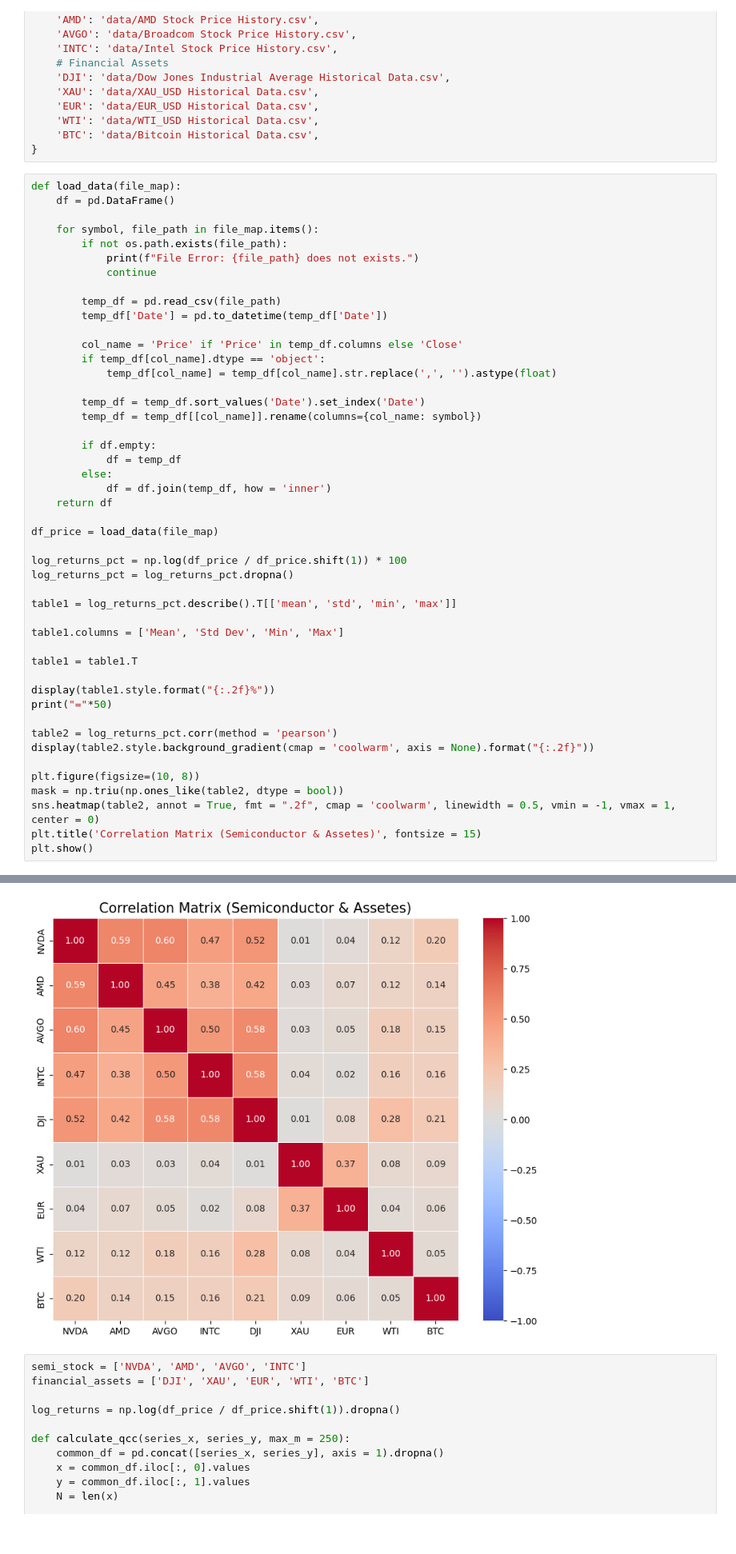
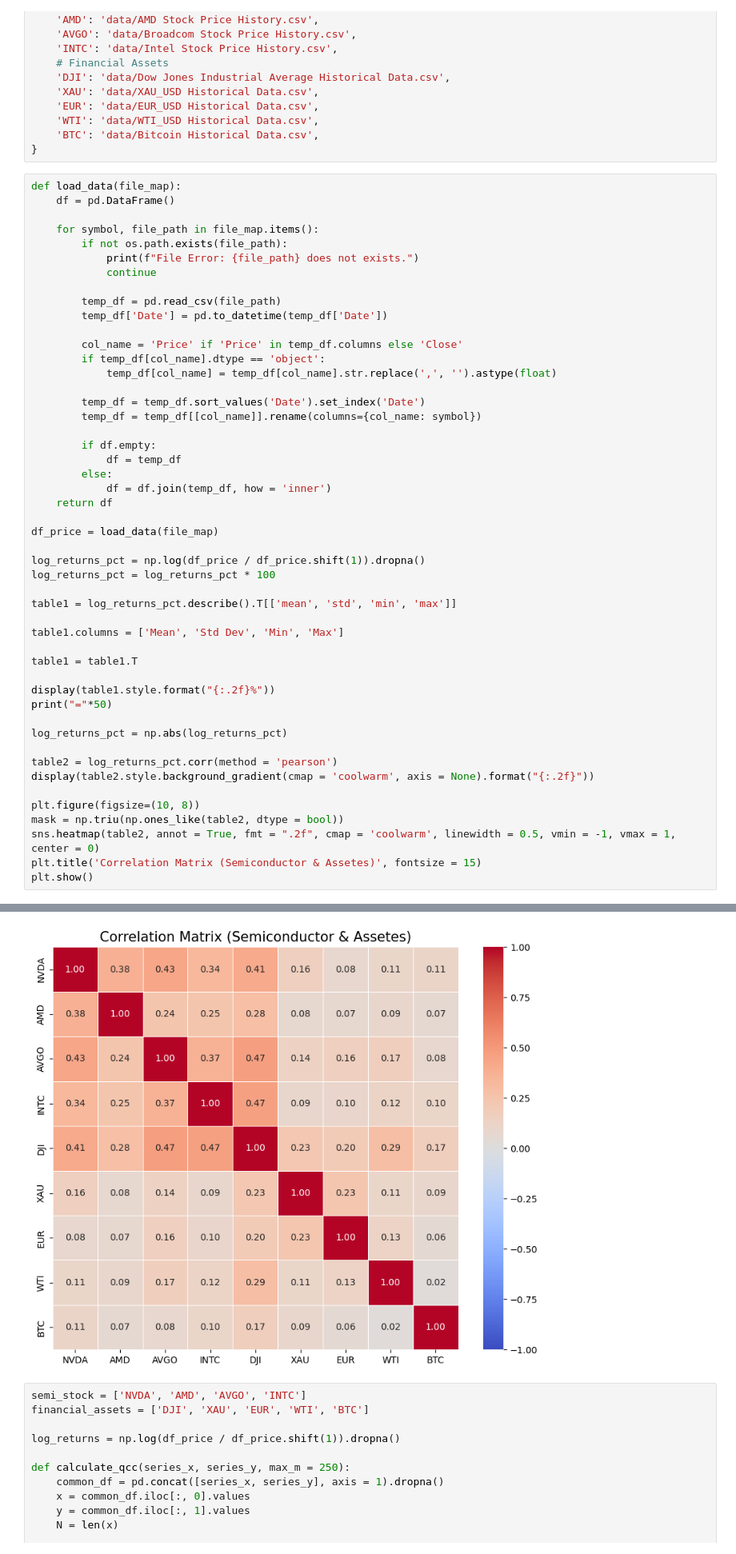
Before and after one commit to turtle-jaewoo/MF-ADCCA, a Jupyter notebook: MF-ADCCA.ipynb, the cells around one changed output, grey strips where cells are left out. Shown at 80% size. Saved outputs shown, nothing was run; the diff lists cells and outputs as text.

```diff
--- a/MF-ADCCA.ipynb
+++ b/MF-ADCCA.ipynb
@@ -181,8 +181,8 @@ def load_data(file_map):
 
 df_price = load_data(file_map)
 
-log_returns_pct = np.log(df_price / df_price.shift(1)) * 100
-log_returns_pct = log_returns_pct.dropna()
+log_returns_pct = np.log(df_price / df_price.shift(1)).dropna()
+log_returns_pct = log_returns_pct * 100
 
 table1 = log_returns_pct.describe().T[['mean', 'std', 'min', 'max']]
 
@@ -193,6 +193,8 @@ table1 = table1.T
 display(table1.style.format("{:.2f}%"))
 print("="*50)
 
+log_returns_pct = np.abs(log_returns_pct)
+
 table2 = log_returns_pct.corr(method = 'pearson')
 display(table2.style.background_gradient(cmap = 'coolwarm', axis = None).format("{:.2f}"))
 
@@ -221,4 +223,4 @@ plt.show()
-[figure, old version]
+[figure, new version]
 # %%
 semi_stock = ['NVDA', 'AMD', 'AVGO', 'INTC']
 financial_assets = ['DJI', 'XAU', 'EUR', 'WTI', 'BTC']
```
Also changed, not shown: parts of 7 cells of this notebook.
